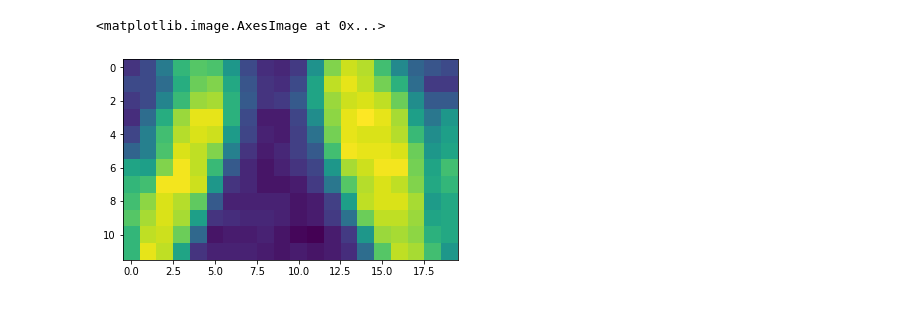
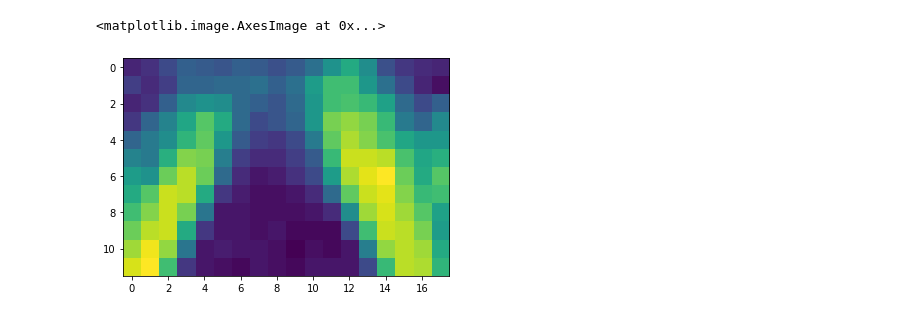
Before and after one commit to ChanceAroundYou/MPRI, a Jupyter notebook: Untitled.ipynb, the cells around one changed output. Saved outputs shown, nothing was run; the diff lists cells and outputs as text; code cells hidden in the pictures.

```diff
--- a/Untitled.ipynb
+++ b/Untitled.ipynb
@@ -57,9 +56,6 @@ plt.imshow(img)
 # %%
-part_img = img[r_quad[0]+3:r_quad[0]+15, mid-10:mid+10]
-cl_img = process.get_clahe_image(part_img, 0.01, 9, 9)
-ot = process.get_otsu(cl_img)
+part_img = img[r_quad[0]+3:r_quad[0]+15, mid-9:mid+9]
+plt.imshow(part_img)
+# %% [output]
+<matplotlib.image.AxesImage at 0x...>
+[figure, added]
-# %%
-plt.imshow(part_img)
-# %% [output]
-<matplotlib.image.AxesImage at 0x...>
-[figure, removed]
```
Also changed, not shown: parts of 14 cells of this notebook, 11 other files.
